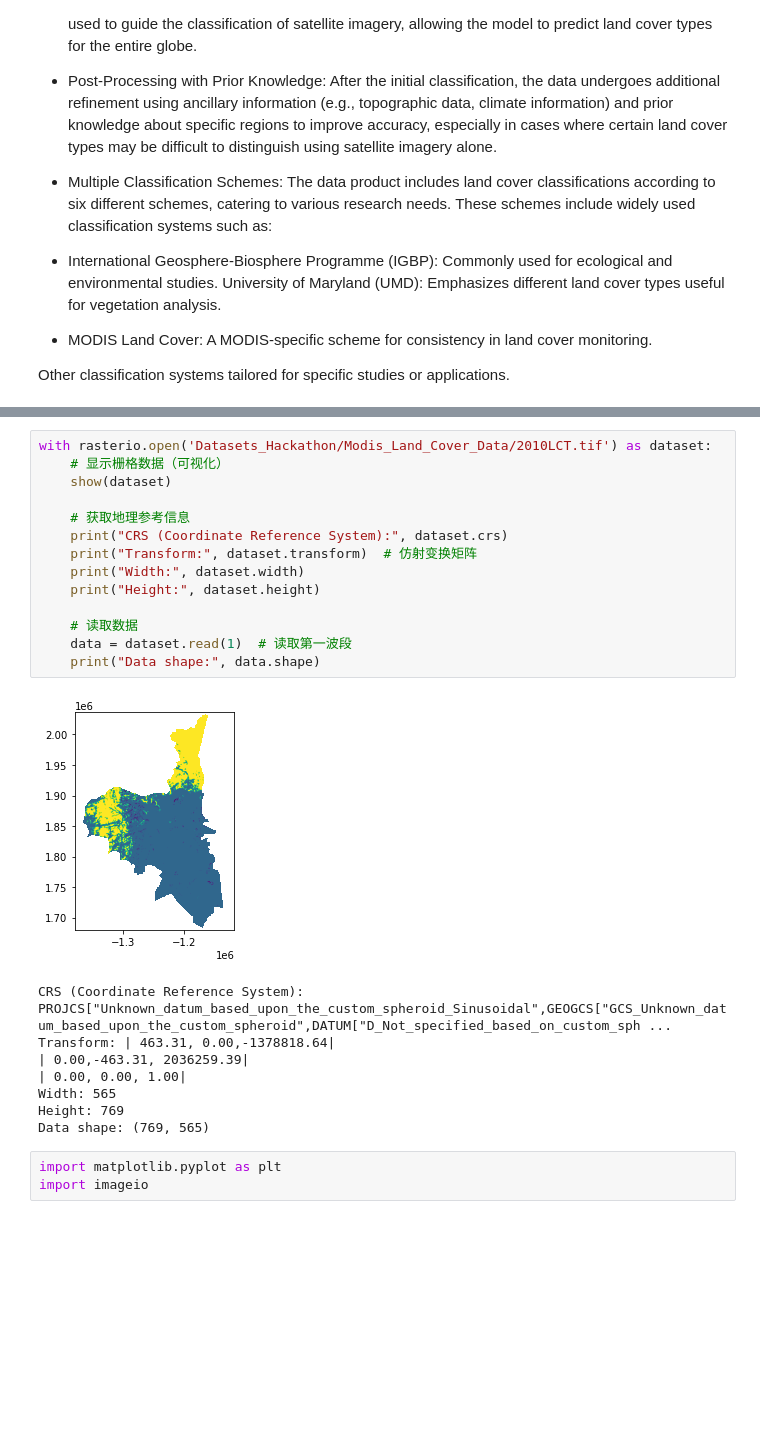
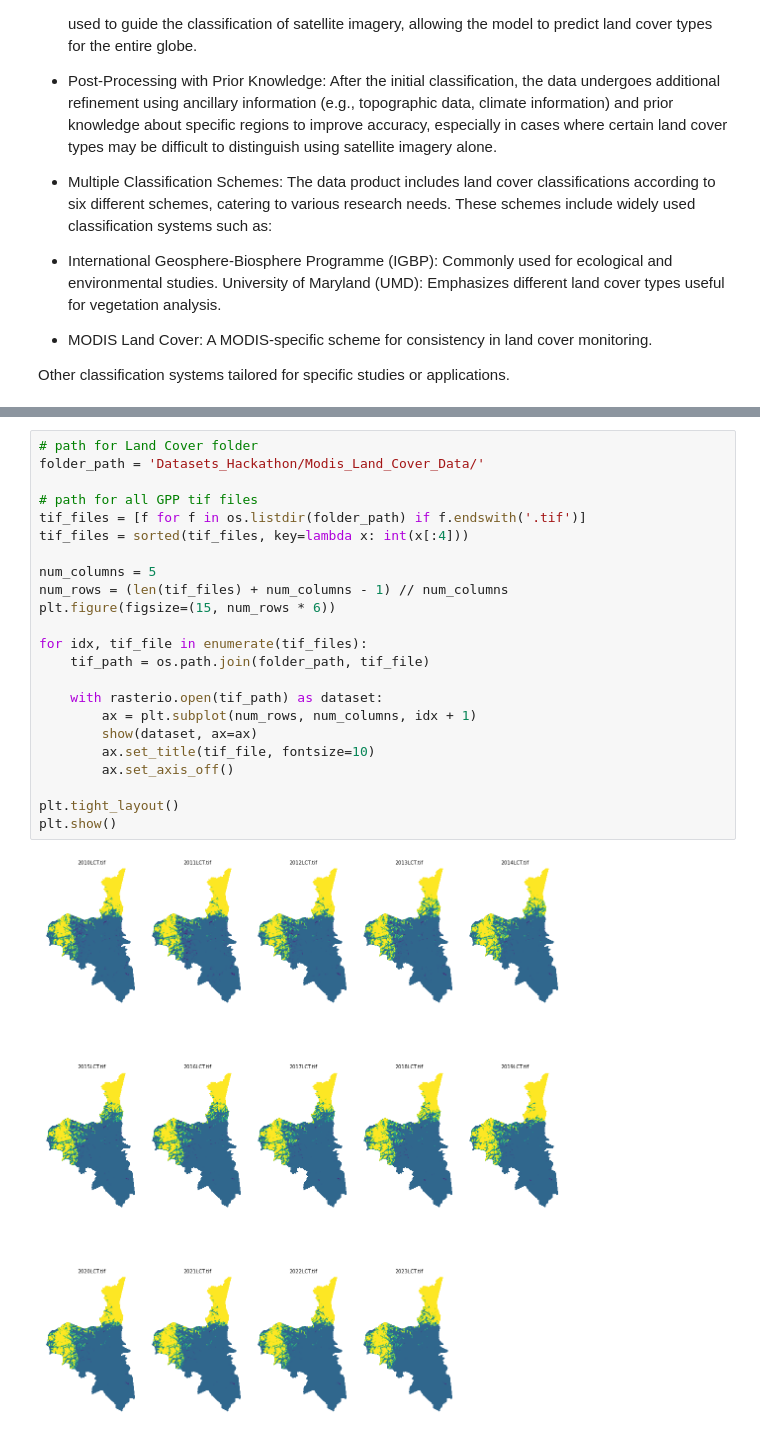
Before and after one commit to SourabhMulik/START_Hackathon, a Jupyter notebook: GPP_LandCover.ipynb, the cells around one changed output, grey strips where cells are left out. Cells and saved outputs as stored; diff of their text form; blank space fills up the shorter version.

```diff
--- a/GPP_LandCover.ipynb
+++ b/GPP_LandCover.ipynb
@@ -53,29 +106,28 @@ Transform: | 463.31, 0.00,-1378818.64|
 Width: 565
 Height: 769
 Data shape: (769, 565)
-# %%
-with rasterio.open('Datasets_Hackathon/Modis_Land_Cover_Data/2010LCT.tif') as dataset:
-    # 显示栅格数据（可视化）
-    show(dataset)
-
-    # 获取地理参考信息
-    print("CRS (Coordinate Reference System):", dataset.crs)
-    print("Transform:", dataset.transform)  # 仿射变换矩阵
-    print("Width:", dataset.width)
-    print("Height:", dataset.height)
-
-    # 读取数据
-    data = dataset.read(1)  # 读取第一波段
-    print("Data shape:", data.shape)
-# %% [output]
-[figure, removed]
-CRS (Coordinate Reference System): PROJCS["Unknown_datum_based_upon_the_custom_spheroid_Sinusoidal",GEOGCS["GCS_Unknown_datum_based_upon_the_custom_spheroid",DATUM["D_Not_specified_based_on_custom_sph ...
-Transform: | 463.31, 0.00,-1378818.64|
-| 0.00,-463.31, 2036259.39|
-| 0.00, 0.00, 1.00|
-Width: 565
-Height: 769
-Data shape: (769, 565)
-# %%
-import matplotlib.pyplot as plt
-import imageio
+# %%
+# path for Land Cover folder
+folder_path = 'Datasets_Hackathon/Modis_Land_Cover_Data/'
+
+# path for all GPP tif files
+tif_files = [f for f in os.listdir(folder_path) if f.endswith('.tif')]
+tif_files = sorted(tif_files, key=lambda x: int(x[:4]))
+
+num_columns = 5
+num_rows = (len(tif_files) + num_columns - 1) // num_columns
+plt.figure(figsize=(15, num_rows * 6))
+
+for idx, tif_file in enumerate(tif_files):
+    tif_path = os.path.join(folder_path, tif_file)
+
+    with rasterio.open(tif_path) as dataset:
+        ax = plt.subplot(num_rows, num_columns, idx + 1)
+        show(dataset, ax=ax)
+        ax.set_title(tif_file, fontsize=10)
+        ax.set_axis_off()
+
+plt.tight_layout()
+plt.show()
+# %% [output]
+[figure, added]
```
Also changed, not shown: parts of 7 cells of this notebook.
